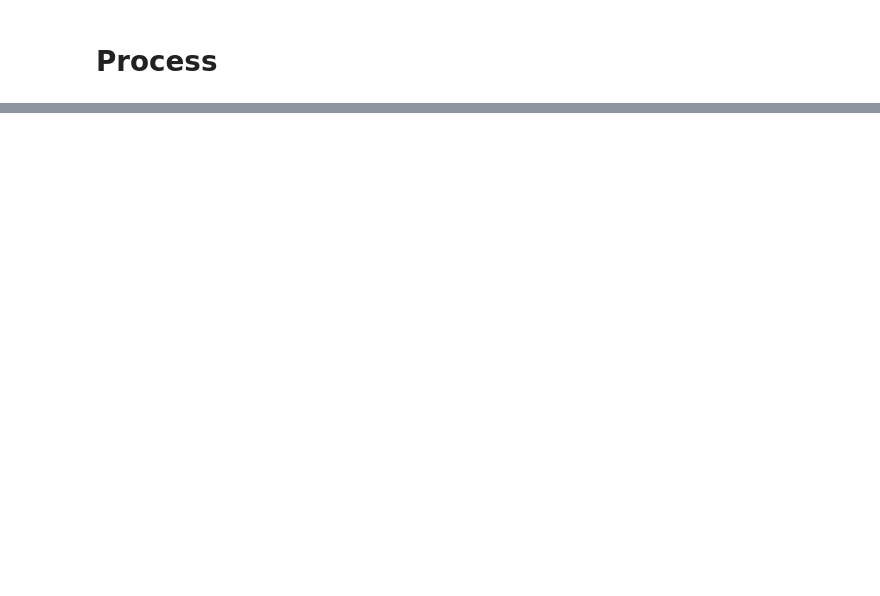
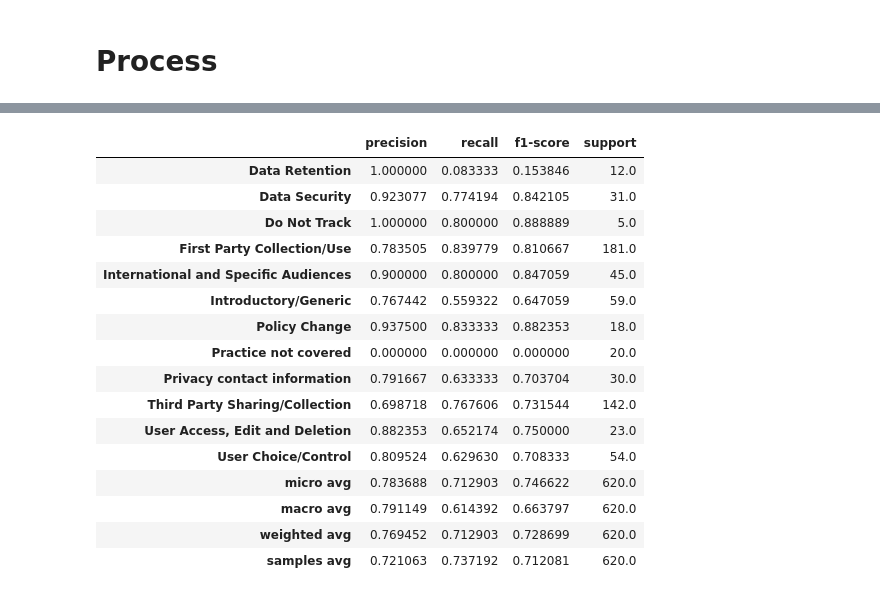
Before and after one commit to Kau5h1K/ds5500-userprivacy, a Jupyter notebook: src/notebooks/Embeddings.ipynb, the cells around one changed output, grey strips where cells are left out. Saved outputs shown, nothing was run; the diff lists cells and outputs as text; code cells hidden in the pictures; blank space fills up the shorter version.

```diff
--- a/src/notebooks/Embeddings.ipynb
+++ b/src/notebooks/Embeddings.ipynb
@@ -155,0 +333,20 @@ c
+# %%
+pd.DataFrame(CM_params).T
+# %% [output]
+|  | precision | recall | f1-score | support |
+| Data Retention | 1.000000 | 0.083333 | 0.153846 | 12.0 |
+| Data Security | 0.923077 | 0.774194 | 0.842105 | 31.0 |
+| Do Not Track | 1.000000 | 0.800000 | 0.888889 | 5.0 |
+| First Party Collection/Use | 0.783505 | 0.839779 | 0.810667 | 181.0 |
+| International and Specific Audiences | 0.900000 | 0.800000 | 0.847059 | 45.0 |
+| Introductory/Generic | 0.767442 | 0.559322 | 0.647059 | 59.0 |
+| Policy Change | 0.937500 | 0.833333 | 0.882353 | 18.0 |
+| Practice not covered | 0.000000 | 0.000000 | 0.000000 | 20.0 |
+| Privacy contact information | 0.791667 | 0.633333 | 0.703704 | 30.0 |
+| Third Party Sharing/Collection | 0.698718 | 0.767606 | 0.731544 | 142.0 |
+| User Access, Edit and Deletion | 0.882353 | 0.652174 | 0.750000 | 23.0 |
+| User Choice/Control | 0.809524 | 0.629630 | 0.708333 | 54.0 |
+| micro avg | 0.783688 | 0.712903 | 0.746622 | 620.0 |
+| macro avg | 0.791149 | 0.614392 | 0.663797 | 620.0 |
+| weighted avg | 0.769452 | 0.712903 | 0.728699 | 620.0 |
+| samples avg | 0.721063 | 0.737192 | 0.712081 | 620.0 |
```
Also changed, not shown: parts of 23 cells of this notebook, 38 other files.
